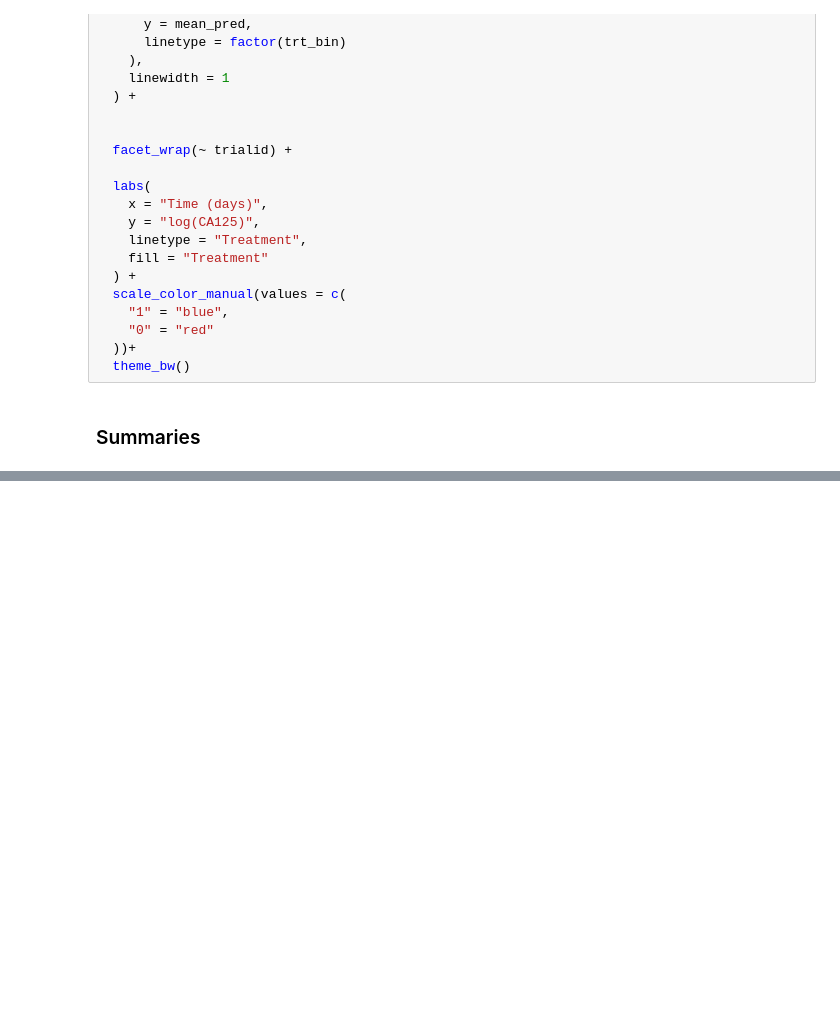
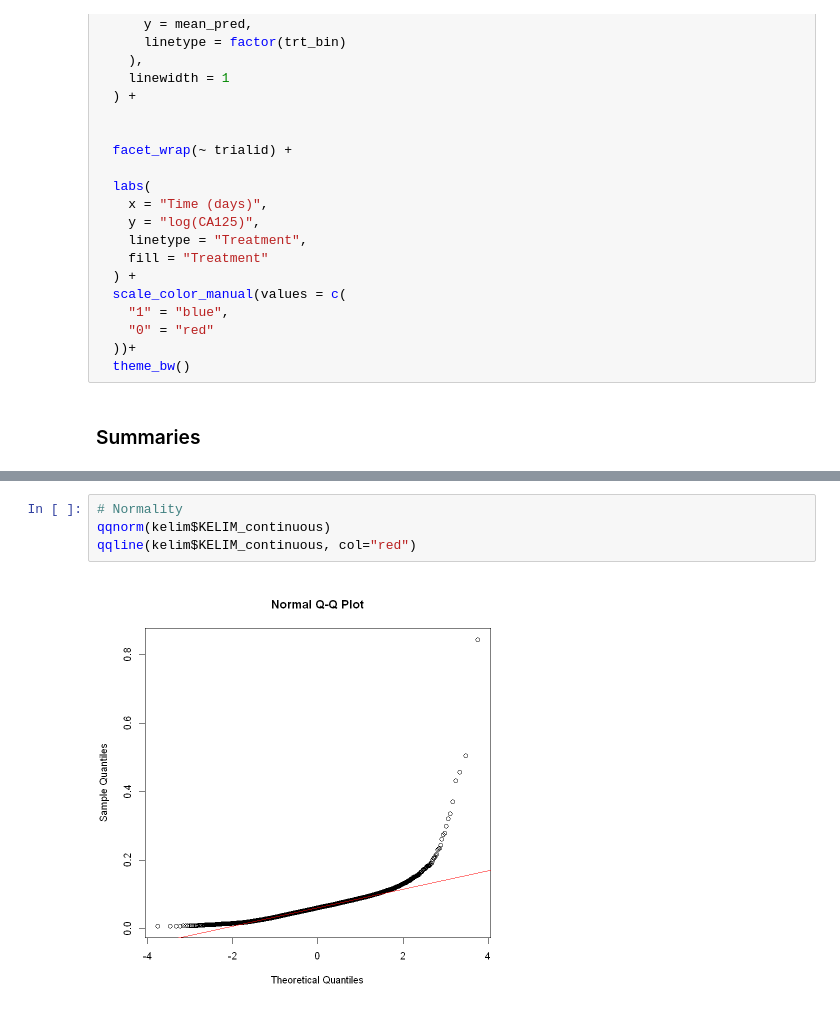
Before and after one commit to Kodro23/Surrogacy_evaluation_CA125, a Jupyter notebook: notebooks/Surrogacy_evaluation_of_CA125.ipynb, the cells around one changed output, grey strips where cells are left out. Cells and saved outputs as stored; diff of their text form; blank space fills up the shorter version.

```diff
--- a/notebooks/Surrogacy_evaluation_of_CA125.ipynb
+++ b/notebooks/Surrogacy_evaluation_of_CA125.ipynb
@@ -764,0 +862,6 @@ ggplot() +
+# %%
+# Normality
+qqnorm(kelim$KELIM_continuous)
+qqline(kelim$KELIM_continuous, col="red")
+# %% [output]
+[figure, added]
```
Also changed, not shown: parts of 13 cells of this notebook, 1 other file.
